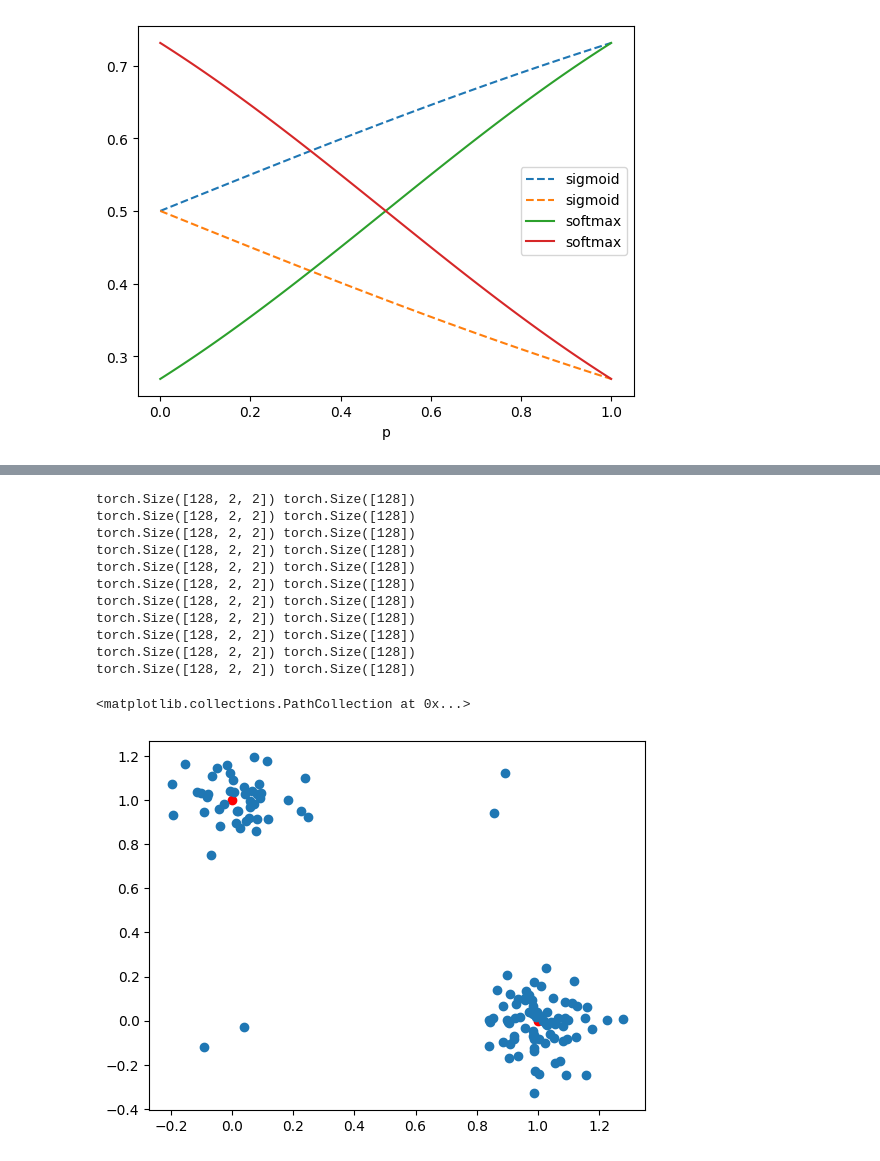
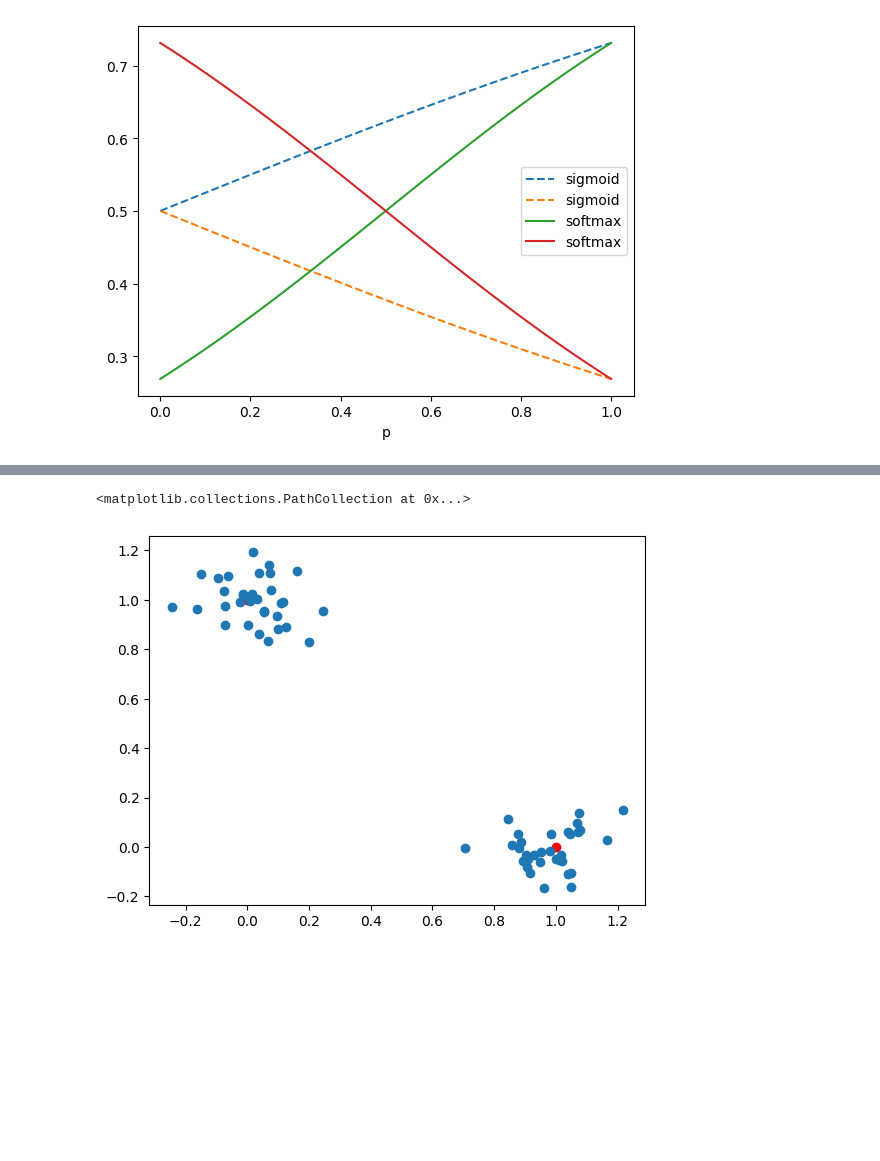
Before and after one commit to rupertmenneer/bayesian_flow, a Jupyter notebook: bfn/training.ipynb, the cells around one changed output, grey strips where cells are left out. Saved outputs shown, nothing was run; the diff lists cells and outputs as text; code cells hidden in the pictures; blank space fills up the shorter version.

```diff
--- a/bfn/training.ipynb
+++ b/bfn/training.ipynb
@@ -79,23 +79,12 @@ plt.plot(losses)
 # %%
-samples = bfn_model.sample_generation_for_discrete_data(nb_steps=10).to(torch.float32)
+samples = bfn_model.sample_generation_for_discrete_data(n_steps=10).to(torch.float32)
 samples = samples + torch.randn_like(samples)*0.1
 plt.scatter(0, 1, c='r')
 plt.scatter(1, 0, c='r')
 plt.scatter(samples[:, 0], samples[:, 1])
 # %% [output]
-torch.Size([128, 2, 2]) torch.Size([128])
-torch.Size([128, 2, 2]) torch.Size([128])
-torch.Size([128, 2, 2]) torch.Size([128])
-torch.Size([128, 2, 2]) torch.Size([128])
-torch.Size([128, 2, 2]) torch.Size([128])
-torch.Size([128, 2, 2]) torch.Size([128])
-torch.Size([128, 2, 2]) torch.Size([128])
-torch.Size([128, 2, 2]) torch.Size([128])
-torch.Size([128, 2, 2]) torch.Size([128])
-torch.Size([128, 2, 2]) torch.Size([128])
-torch.Size([128, 2, 2]) torch.Size([128])
+<matplotlib.collections.PathCollection at 0x...>
-<matplotlib.collections.PathCollection at 0x...>
-[figure, old version]
+[figure, new version]
 # %%
  ls ../bfn_github/
 # %%
```
Also changed, not shown: parts of 2 cells of this notebook, 1 other file.
